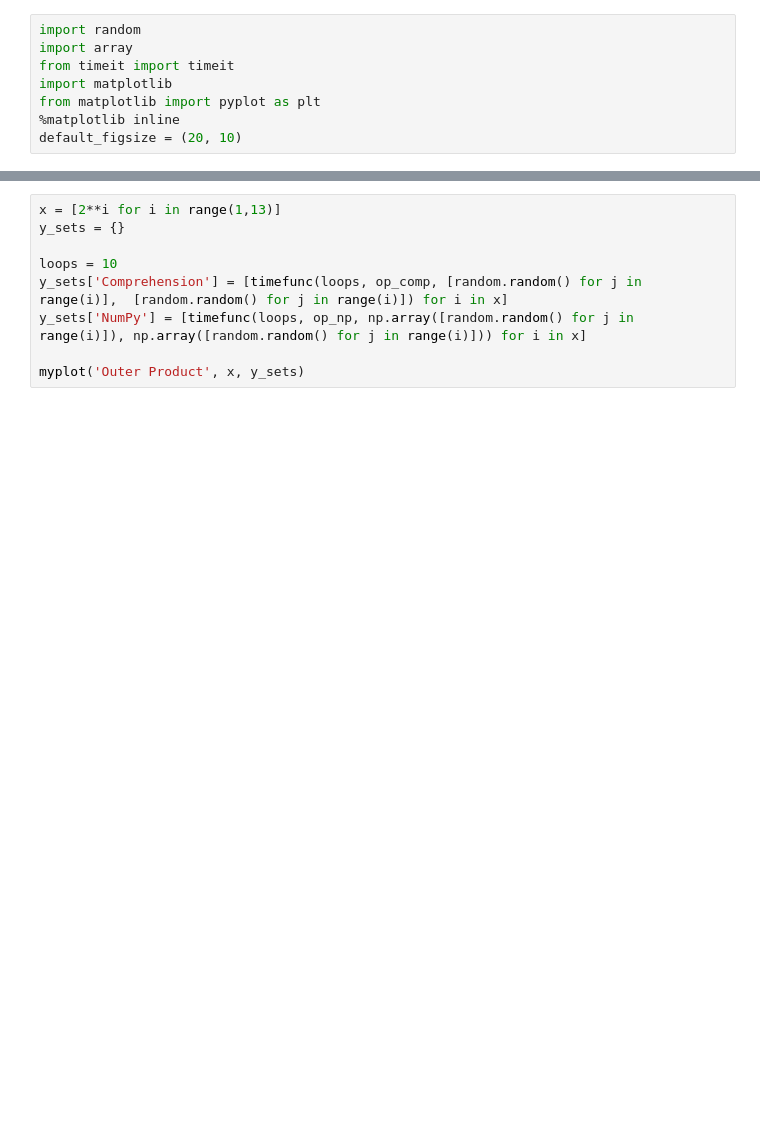
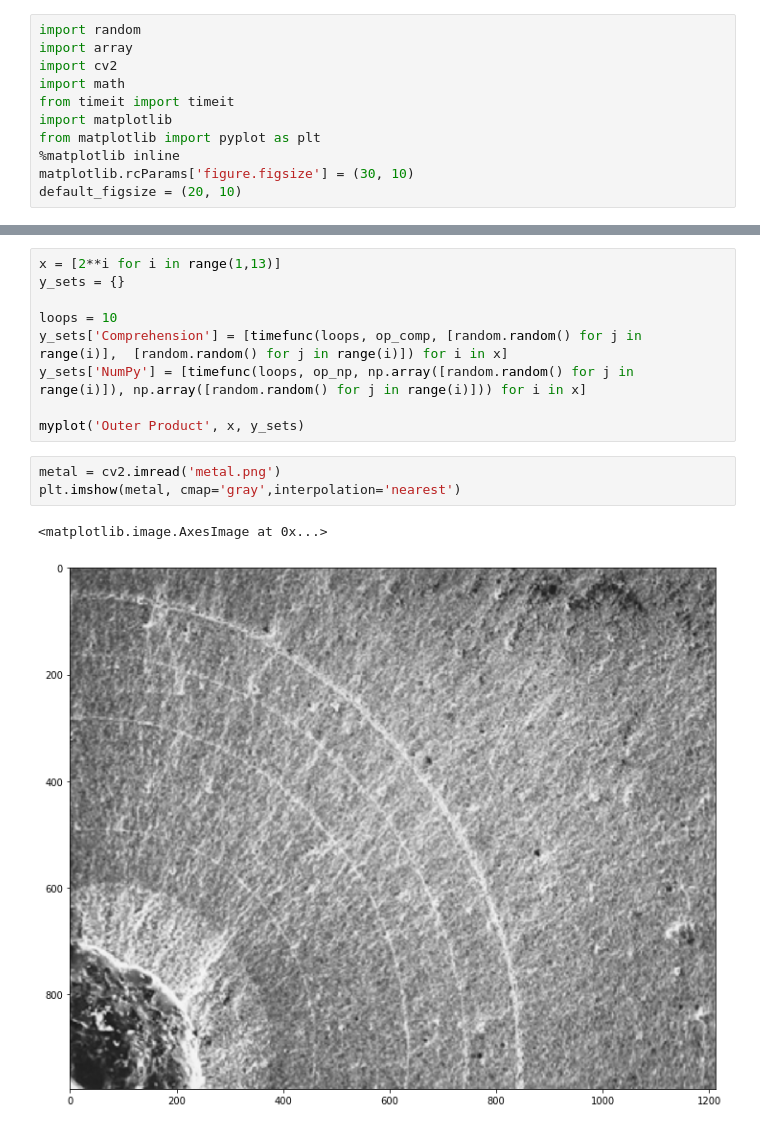
Before and after one commit to Invicton-Labs/need-for-speed, a Jupyter notebook: Notebook.ipynb, the cells around one changed output, grey strips where cells are left out. Drawn from its saved outputs; the diff is of its cells as text; blank space fills up the shorter version.

Commit message:
Added image example framework

```diff
--- a/Notebook.ipynb
+++ b/Notebook.ipynb
@@ -1,10 +1,13 @@
 # %%
 import random
 import array
+import cv2
+import math
 from timeit import timeit
 import matplotlib
 from matplotlib import pyplot as plt
 %matplotlib inline
+matplotlib.rcParams['figure.figsize'] = (30, 10)
 default_figsize = (20, 10)
 # %%
 def timefunc(loops, func, *args, **kwargs):
@@ -203,3 +206,9 @@ y_sets['Comprehension'] = [timefunc(loops, op_comp, [random.random() for j in ra
 y_sets['NumPy'] = [timefunc(loops, op_np, np.array([random.random() for j in range(i)]), np.array([random.random() for j in range(i)])) for i in x]
 
 myplot('Outer Product', x, y_sets)
+# %%
+metal = cv2.imread('metal.png')
+plt.imshow(metal, cmap='gray',interpolation='nearest')
+# %% [output]
+<matplotlib.image.AxesImage at 0x...>
+[figure, added]
```
Also changed, not shown: parts of 4 cells of this notebook, 2 other files.
